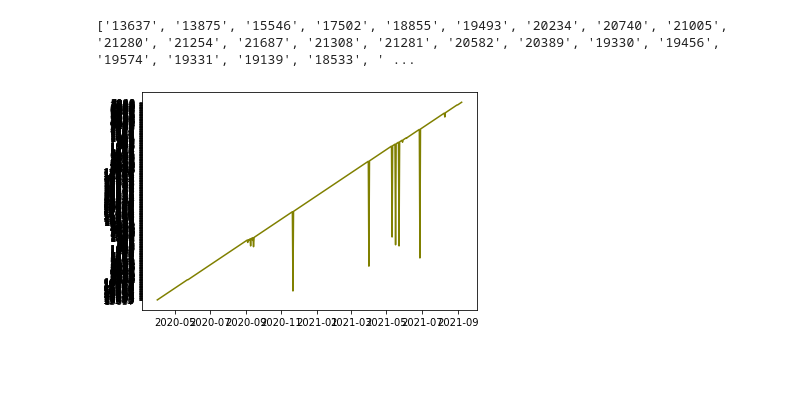
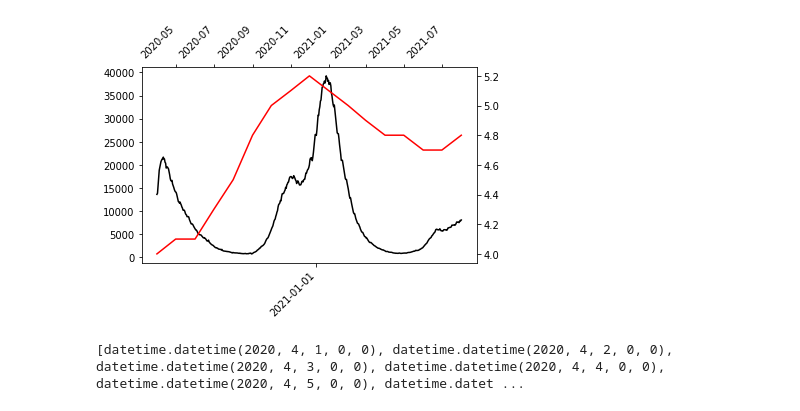
Before and after one commit to DashAmerik/final_projects2021, a Jupyter notebook: data_analysis/Untitled.ipynb, the cells around one changed output. Cells and saved outputs as stored; diff of their text form; code cells hidden in the pictures; blank space fills up the shorter version.

```diff
--- a/data_analysis/Untitled.ipynb
+++ b/data_analysis/Untitled.ipynb
@@ -13,7 +15,7 @@ with open(r'C:\Users\DAmer\OneDrive\Документы\GitHub\final_projects2021
     for row in reader:
         if i > 0:
             data['HosDate'].append(row[3])
-            data['Hospital Cases'].append(row[4])
+            data['Hospital Cases'].append(int(row[4]))
         i += 1
 # %%
 i = 0
@@ -22,7 +24,7 @@ with open(r'C:\Users\DAmer\OneDrive\Документы\GitHub\final_projects2021
     for row in reader:
         if i > 0:
             data['UnEmpDate'].append(row[0])
-            data['Unemployment'].append(row[1])
+            data['Unemployment'].append(float(row[1]))
         i += 1
 # %%
 for i in range(len(data['HosDate'])):
@@ -52,12 +54,37 @@ for i in range(len(data['UnEmpDate'])):
         data['NewUnEmpDate'].append(data['UnEmpDate'][i])
         data['NewUnEmp'].append(data['Unemployment'][i])
 # %%
-print(data['NewHosCases'])
+#print(data['NewHosCases'])
-# %% [output]
-['13637', '13875', '15546', '17502', '18855', '19493', '20234', '20740', '21005', '21280', '21254', '21687', '21308', '21281', '20582', '20389', '19330', '19456', '19574', '19331', '19139', '18533', ' ...
 # %%
+'''
 df = pd.DataFrame(data,columns=['NewHosDate','NewHosCases'])
 plt.plot('NewHosDate','NewHosCases', data=df, color = 'olive')
 plt.show()
+'''
+x_values = data['NewHosDate']
+y_values = data['NewHosCases']
+
+second_x_values = data['NewUnEmpDate']
+second_y_values = data['NewUnEmp']
+
+
+fig = plt.figure()
+ax=fig.add_subplot(111)
+ax2=fig.add_subplot(111, frame_on=False)
+
+ax.plot(x_values, y_values, color="black")
+ax2.plot(second_x_values, second_y_values, color="red")
+ax2.xaxis.tick_top()
+ax2.yaxis.tick_right()
+fig.autofmt_xdate(bottom=0.2, rotation=45, ha='right', which='major')
+#plt.xticks(rotation = 45)
+years = dates.YearLocator()
+ax.xaxis.set_major_locator(years)
+
+plt.show()
 # %% [output]
-[figure, old version]
+[figure, new version]
+# %%
+print(x_values, second_x_values)
+# %% [output]
+[datetime.datetime(2020, 4, 1, 0, 0), datetime.datetime(2020, 4, 2, 0, 0), datetime.datetime(2020, 4, 3, 0, 0), datetime.datetime(2020, 4, 4, 0, 0), datetime.datetime(2020, 4, 5, 0, 0), datetime.datet ...
```
Also changed, not shown: parts of 1 cell of this notebook, 3 other files.
